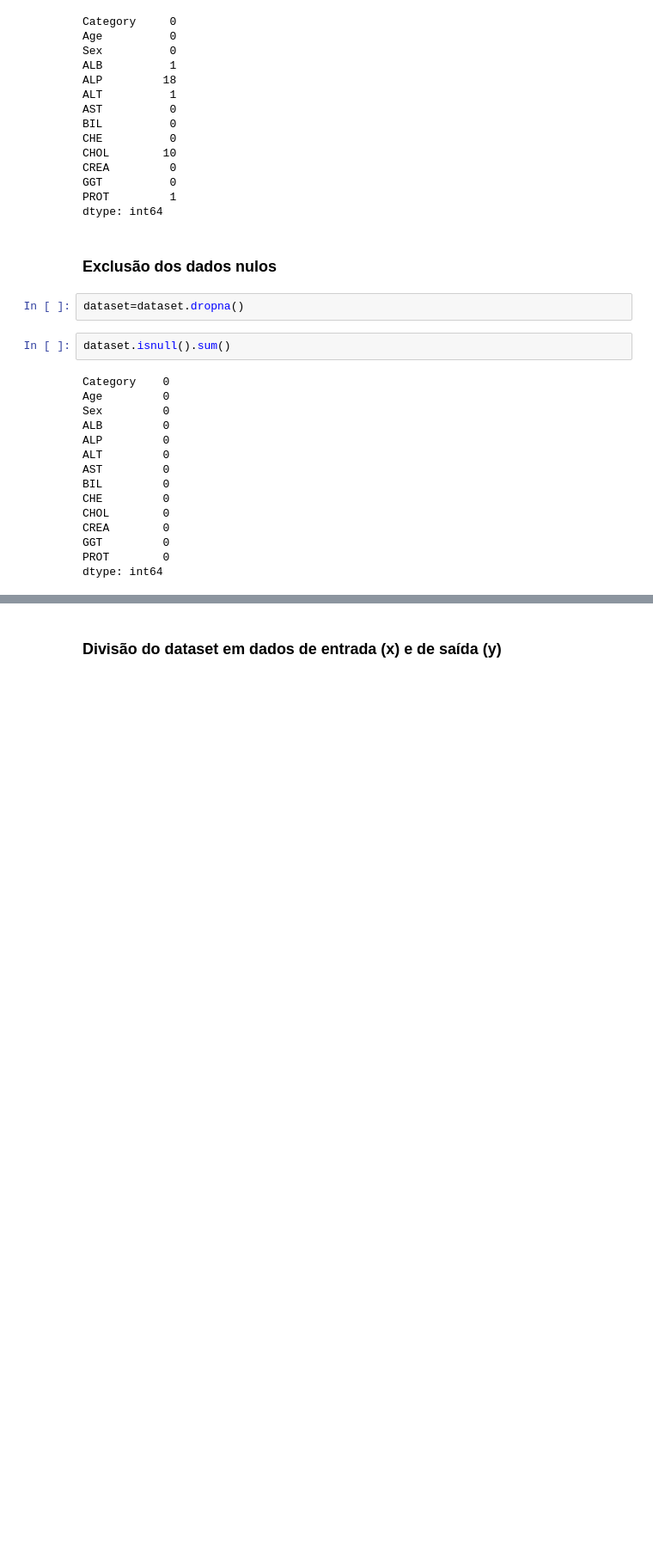
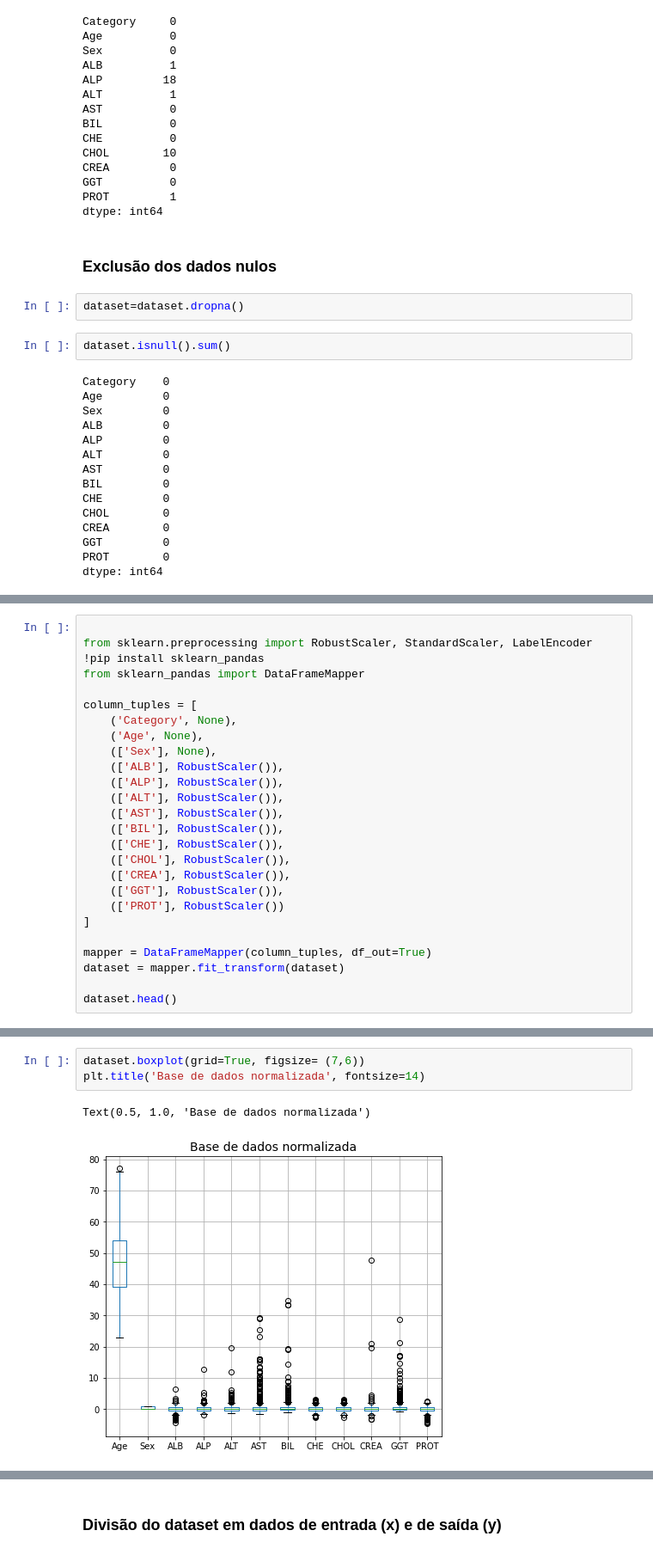
Before and after one commit to SarahToscano/Artificial-Intelligence, a Jupyter notebook: ia2.ipynb, the cells around one changed output, grey strips where cells are left out. Shown at 86% size. Drawn from its saved outputs; the diff is of its cells as text; blank space fills up the shorter version.

```diff
--- a/ia2.ipynb
+++ b/ia2.ipynb
@@ -94,0 +129,26 @@ dtype: int64
+# %%
+
+from sklearn.preprocessing import RobustScaler, StandardScaler, LabelEncoder
+!pip install sklearn_pandas
+from sklearn_pandas import DataFrameMapper
+
+column_tuples = [
+    ('Category', None),
+    ('Age', None),
+    (['Sex'], None),
+    (['ALB'], RobustScaler()),
+    (['ALP'], RobustScaler()),
+    (['ALT'], RobustScaler()),
+    (['AST'], RobustScaler()),
+    (['BIL'], RobustScaler()),
+    (['CHE'], RobustScaler()),
+    (['CHOL'], RobustScaler()),
+    (['CREA'], RobustScaler()),
+    (['GGT'], RobustScaler()),
+    (['PROT'], RobustScaler())
+]
+
+mapper = DataFrameMapper(column_tuples, df_out=True)
+dataset = mapper.fit_transform(dataset)
+
+dataset.head()
@@ -94,0 +172,6 @@ dtype: int64
+# %%
+dataset.boxplot(grid=True, figsize= (7,6))
+plt.title('Base de dados normalizada', fontsize=14)
+# %% [output]
+Text(0.5, 1.0, 'Base de dados normalizada')
+[figure, added]
```
Also changed, not shown: parts of 119 cells of this notebook, 2 other files.
